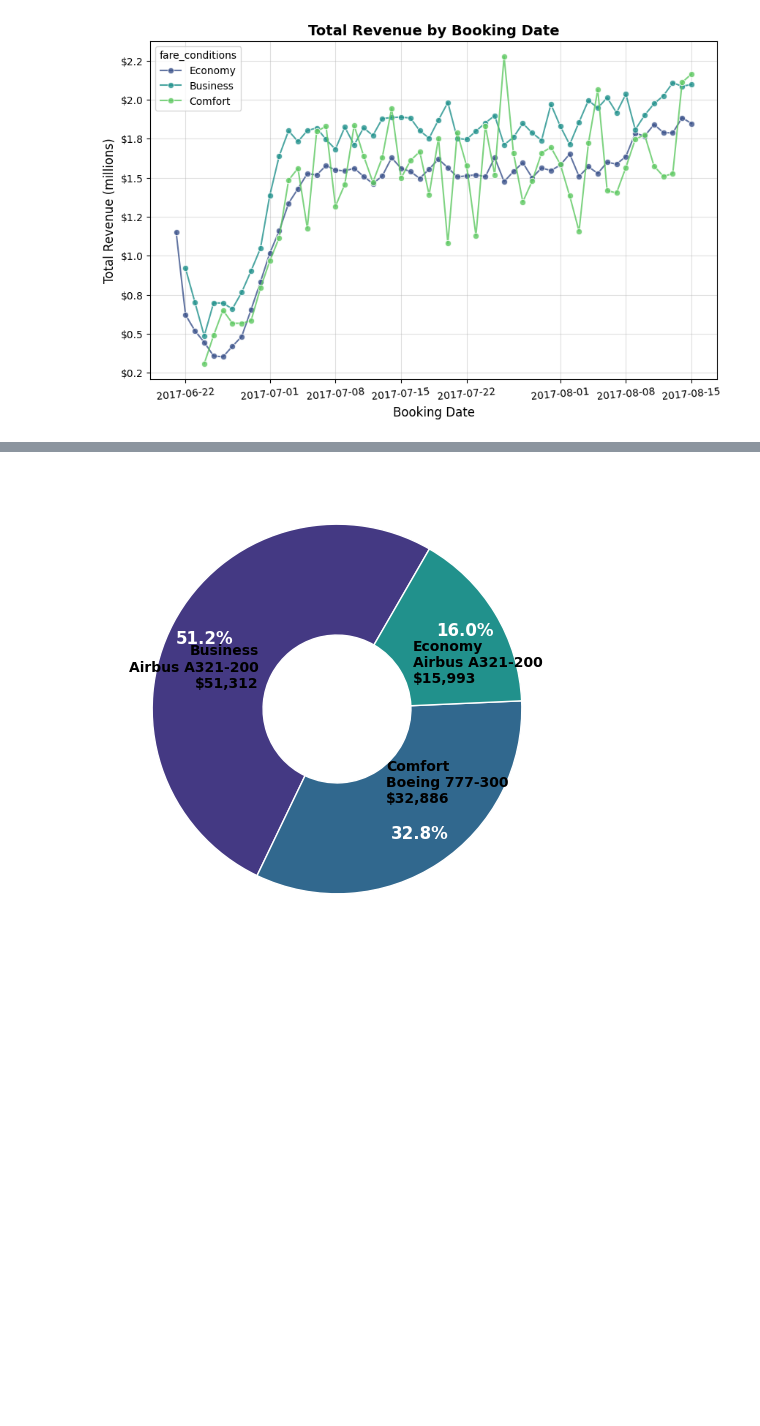
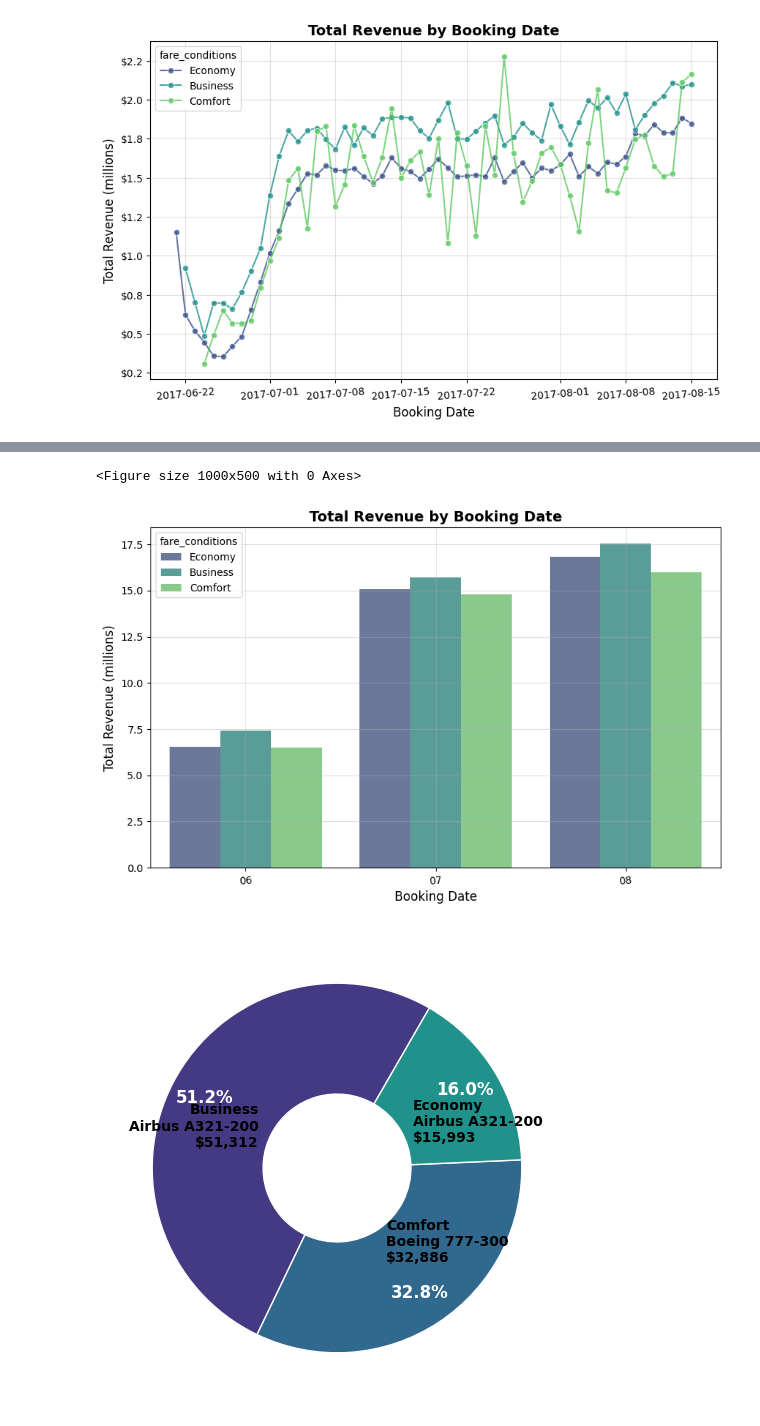
Before and after one commit to Daviedavie100/SQL_Projects, a Jupyter notebook: data.ipynb, the cells around one changed output, grey strips where cells are left out. Drawn from its saved outputs; the diff is of its cells as text; code cells hidden in the pictures; blank space fills up the shorter version.

```diff
--- a/data.ipynb
+++ b/data.ipynb
@@ -1274,67 +1274,49 @@ Running query in 'sqlite:///C:/Users/Davie/Downloads/archive/travel.sqlite'
 | 2017-06-22 | Business | 12 | 2550000 |
 Truncated to displaylimit of 10.
 # %%
+# Total Number of bookings per month
 querry="""
 SELECT
-        strftime('%Y-%m-%d', datetime(tb.booking_date)) AS booking_date,
+        strftime('%m', datetime(tb.booking_date)) AS booking_date,
         tb.fare_conditions,
-        COUNT (tb.ticket_no) AS total_tickets,
+        COUNT (tb.ticket_no) AS total_tickets_sold,
         SUM(tb.total_amount) AS total_amount
 FROM (
         SELECT t.ticket_no,
                 t.passenger_id,
                 datetime(substr(b.book_date, 1, 19)) AS booking_date,
                 tf.fare_conditions,
                 b.total_amount
         FROM tickets t
         JOIN bookings b
         ON t.book_ref = b.book_ref
         JOIN ticket_flights tf
         ON t.ticket_no = tf.ticket_no
 ) AS tb
 GROUP BY booking_date;
 """
 df=pd.read_sql_query(querry, sqlite_conn)
 
 # Convert 'booking_date' to datetime for proper plotting
-df['booking_date'] = pd.to_datetime(df['booking_date'])
+# df['booking_date'] = pd.to_datetime(df['booking_date'])
 
 # Create bubble chart
-plt.figure(figsize=(10, 5))
-'''sns.pointplot(
-    data=df,
-    x='booking_date',
-    y='total_tickets',
-    hue='fare_conditions',
-    errorbar=None,
-    dodge=True,
-    markers=["o", "s", "x"],  # Ensure this matches the number of hue categories
-    linestyles="None"  # Removes lines since `alpha` doesn't work in pointplot
-)
+plt.figure(figsize=(8, 4))
 
-
-plt.xticks(rotation=45)
-plt.grid(axis='y', linestyle='--', alpha=0.6)
-plt.xlabel('Booking Date')
-plt.ylabel('Total Tickets')'''
-
-plt.figure(figsize=(10, 6))
-sns.barplot(data=df, x='booking_date', y='total_tickets', hue='fare_conditions',
-             palette='viridis', alpha=0.8)
-
-
+sns.barplot(data=df, x='booking_date', y='total_tickets_sold', hue='fare_conditions', errorbar=None,
+             palette='viridis', dodge=True)
 
 plt.xticks(rotation=5)
 plt.grid(axis='y', linestyle='-', alpha=0.4)
 plt.grid(axis='x', linestyle='-', alpha=0.4)
 plt.xlabel('Booking Date', fontsize=12)
 plt.ylabel('Total Revenue (millions)', fontsize=12)
 plt.title('Total Revenue by Booking Date', fontsize=14, fontweight='bold')
 
-
-
-
 plt.show();
+# %% [output]
+<Figure size 1000x500 with 0 Axes>
+[figure, added]
 # %%
 # Aircraft model with the highest average revenue per fare condition
 querry="""
```
Also changed, not shown: parts of 1 cell of this notebook.
